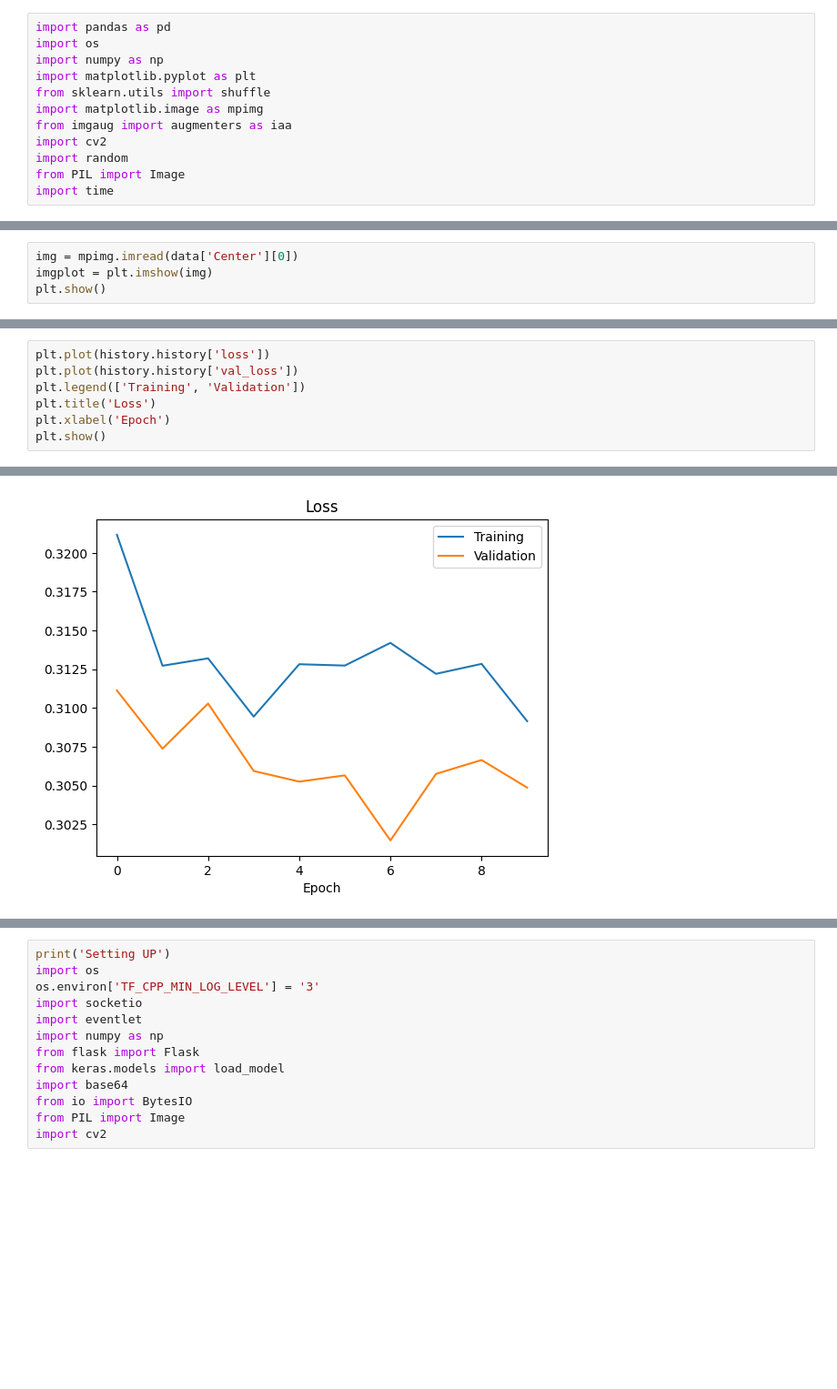
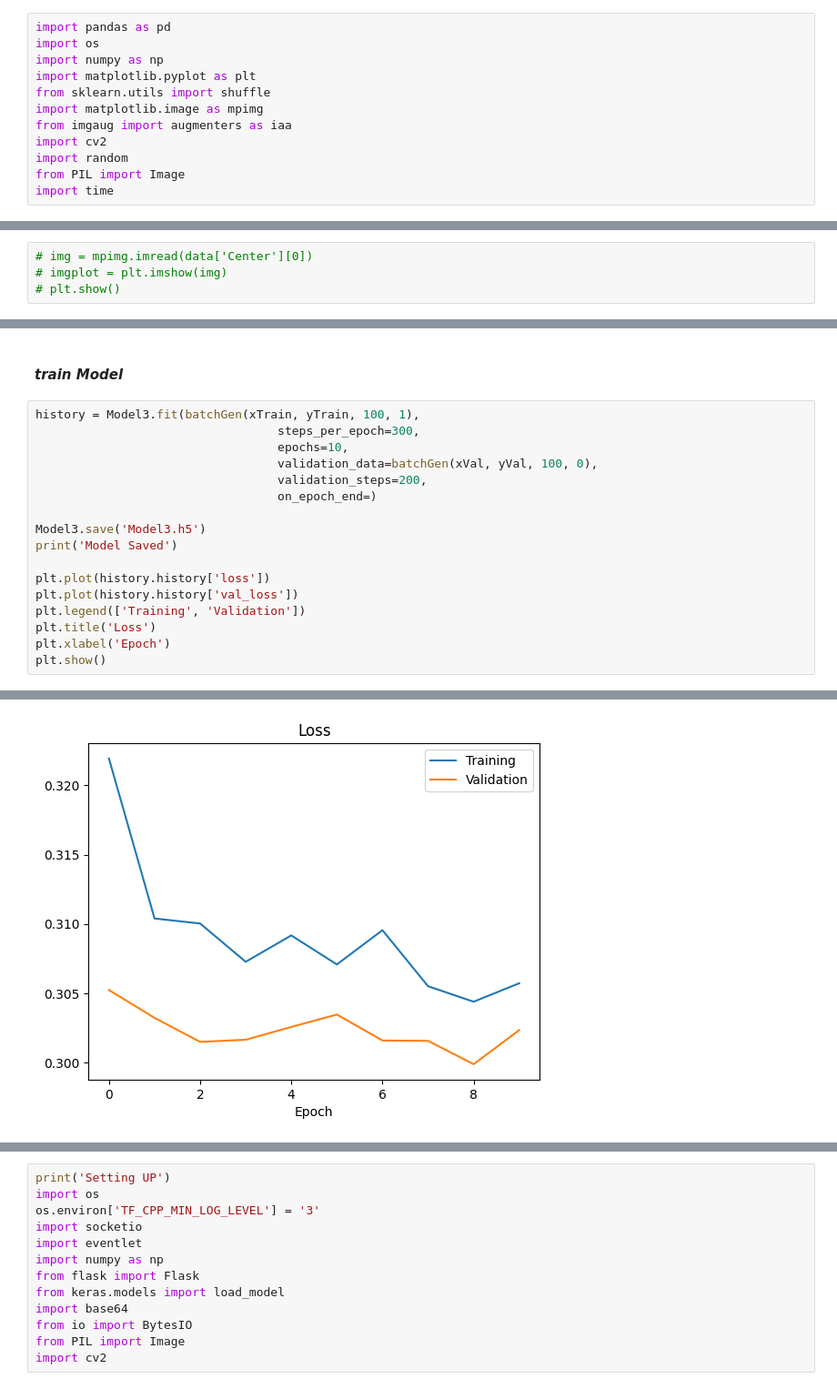
Before and after one commit to hasibkyau/Udacity_AVs, a Jupyter notebook: DrivingBehaviorClonning.ipynb, the cells around one changed output, grey strips where cells are left out. Shown at 91% size. Saved outputs shown, nothing was run; the diff lists cells and outputs as text; blank space fills up the shorter version.

Commit message:
updated model

```diff
--- a/DrivingBehaviorClonning.ipynb
+++ b/DrivingBehaviorClonning.ipynb
@@ -56,4 +58,4 @@ Total Images Imported 10491
 # %%
-img = mpimg.imread(data['Center'][0])
-imgplot = plt.imshow(img)
-plt.show()
+# img = mpimg.imread(data['Center'][0])
+# imgplot = plt.imshow(img)
+# plt.show()
@@ -295,4 +402,16 @@ Model Saved
+# %% [markdown]
+#### *train Model*
 # %%
+history = Model3.fit(batchGen(xTrain, yTrain, 100, 1),
+                                  steps_per_epoch=300,
+                                  epochs=10,
+                                  validation_data=batchGen(xVal, yVal, 100, 0),
+                                  validation_steps=200,
+                                  on_epoch_end=)
+
+Model3.save('Model3.h5')
+print('Model Saved')
+
 plt.plot(history.history['loss'])
 plt.plot(history.history['val_loss'])
 plt.legend(['Training', 'Validation'])
@@ -303 +439 @@ plt.show()
-[figure, old version]
+[figure, new version]
```
Also changed, not shown: parts of 60 cells of this notebook, 6 other files.
